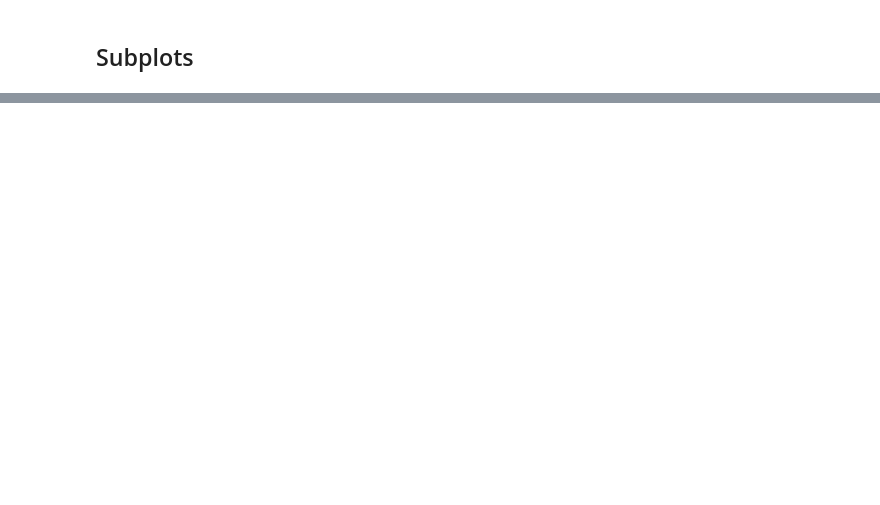
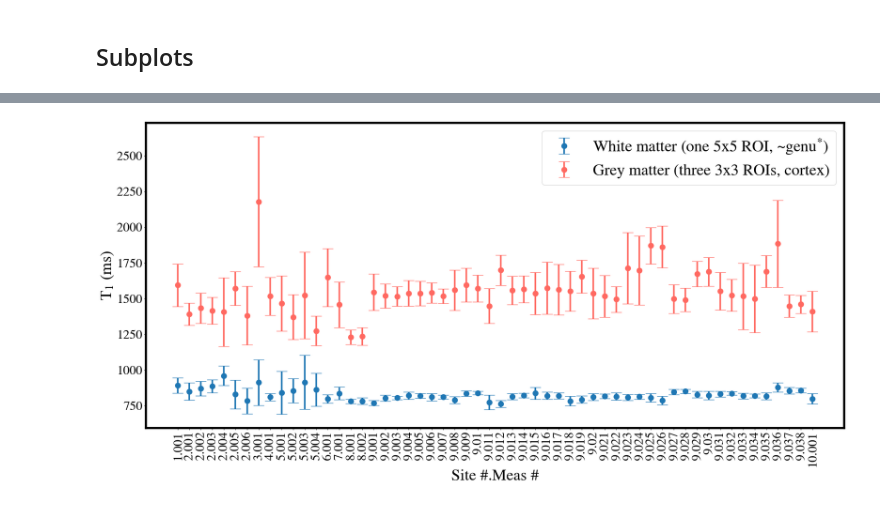
Before and after one commit to rrsg2020/analysis, a Jupyter notebook: 08_wholedataset_scatter_Human.ipynb, the cells around one changed output, grey strips where cells are left out. Saved outputs shown, nothing was run; the diff lists cells and outputs as text; code cells hidden in the pictures; blank space fills up the shorter version.

```diff
--- a/08_wholedataset_scatter_Human.ipynb
+++ b/08_wholedataset_scatter_Human.ipynb
@@ -97,9 +113,10 @@ deepgm_std = np.array([])
 cgm_estimate = np.array([])
 cgm_std = np.array([])
 
+intra_bool = np.array([])
 ii = 0
 for index, row in df.iterrows():
-
+    intra_bool = np.append(intra_bool, round(index)==9)
     if estimate_type is 'mean':
         genu_estimate = np.append(genu_estimate, np.mean(df.loc[index]['T1 - genu (WM)']))
         genu_std = np.append(genu_std, np.std(df.loc[index]['T1 - genu (WM)']))
@@ -319,0 +363,34 @@ plt.show()
+# %%
+x2_label='Site #.Meas #'
+y_label="T$_1$ (ms)"
+file_prefix = 'WM_and_GM'
+folder_path=output_folder
+
+x2=indexes_strings
+y=genu_estimate
+y_std=genu_std
+
+
+plt.rcParams["figure.figsize"] = (20,10)
+fig, ax = plt.subplots(1)
+
+ax.errorbar(x2, y, y_std, fmt='o', solid_capstyle='projecting')
+ax.set_xlabel(x2_label)
+ax.set_ylabel(y_label)
+ax.set_xticklabels(labels=x2, rotation=90)
+
+x2=indexes_strings
+y=cgm_estimate
+y_std=cgm_std
+
+ax.errorbar(x2, y, y_std, color='#FF6961', fmt='o', solid_capstyle='projecting')
+ax.set_xlabel(x2_label)
+ax.set_ylabel(y_label)
+ax.set_xticklabels(labels=x2, rotation=90)
+
+ax.legend((r'White matter (one 5x5 ROI, ~genu$\mathregular{^{*}}$)', 'Grey matter (three 3x3 ROIs, cortex)'), prop={'size': 30})
+
+
+plt.show()
+# %% [output]
+[figure, added]
```
Also changed, not shown: parts of 15 cells of this notebook, 1 other file.
